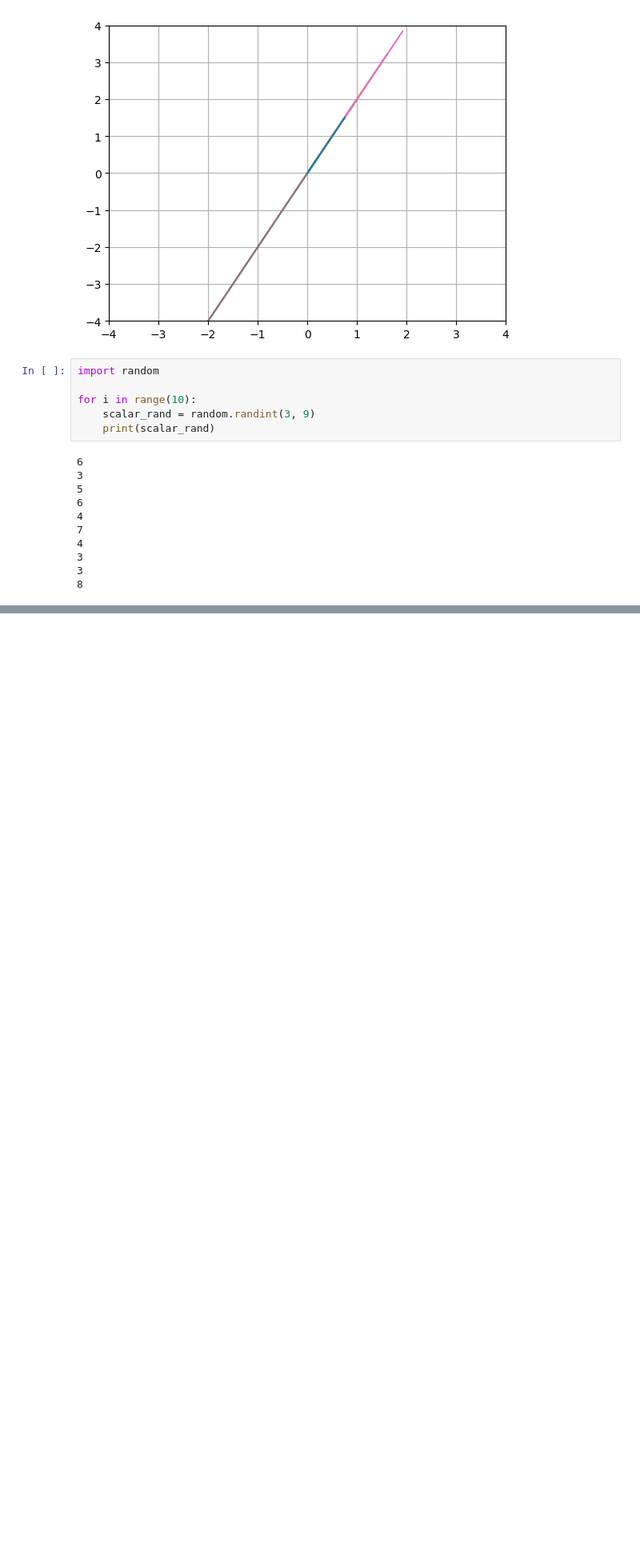
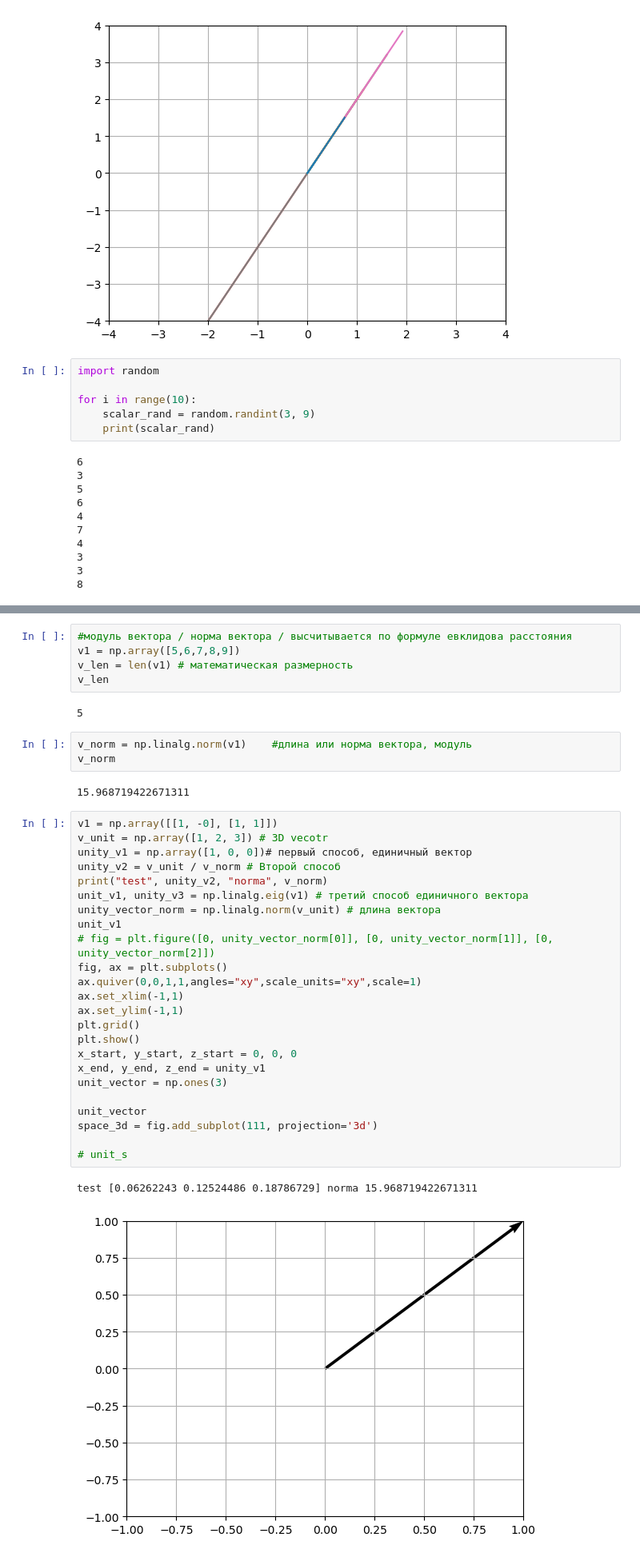
Before and after one commit to SENATOROVAI/python-vita, a Jupyter notebook: Python/lesson1_numpy.ipynb, the cells around one changed output, grey strips where cells are left out. Shown at 80% size. Drawn from its saved outputs; the diff is of its cells as text; blank space fills up the shorter version.

```diff
--- a/Python/lesson1_numpy.ipynb
+++ b/Python/lesson1_numpy.ipynb
@@ -55 +55,40 @@ AttributeError: module 'numpy' has no attribute 'T'
 [figure]
+# %%
+#модуль вектора / норма вектора / высчитывается по формуле евклидова расстояния
+v1 = np.array([5,6,7,8,9])
+v_len = len(v1) # математическая размерность
+v_len
+# %% [output]
+5
+# %%
+v_norm = np.linalg.norm(v1)    #длина или норма вектора, модуль
+v_norm
+# %% [output]
+15.968719422671311
+# %%
+v1 = np.array([[1, -0], [1, 1]])
+v_unit = np.array([1, 2, 3]) # 3D vecotr
+unity_v1 = np.array([1, 0, 0])# первый способ, единичный вектор
+unity_v2 = v_unit / v_norm # Второй способ
+print("test", unity_v2, "norma", v_norm)
+unit_v1, unity_v3 = np.linalg.eig(v1) # третий способ единичного вектора
+unity_vector_norm = np.linalg.norm(v_unit) # длина вектора
+unit_v1
+# fig = plt.figure([0, unity_vector_norm[0]], [0, unity_vector_norm[1]], [0, unity_vector_norm[2]])
+fig, ax = plt.subplots()
+ax.quiver(0,0,1,1,angles="xy",scale_units="xy",scale=1)
+ax.set_xlim(-1,1)
+ax.set_ylim(-1,1)
+plt.grid()
+plt.show()
+x_start, y_start, z_start = 0, 0, 0
+x_end, y_end, z_end = unity_v1
+unit_vector = np.ones(3)
+
+unit_vector
+space_3d = fig.add_subplot(111, projection='3d')
+
+# unit_s
+# %% [output]
+test [0.06262243 0.12524486 0.18786729] norma 15.968719422671311
+[figure, added]
```
Also changed, not shown: parts of 2 cells of this notebook, 1 other file.
